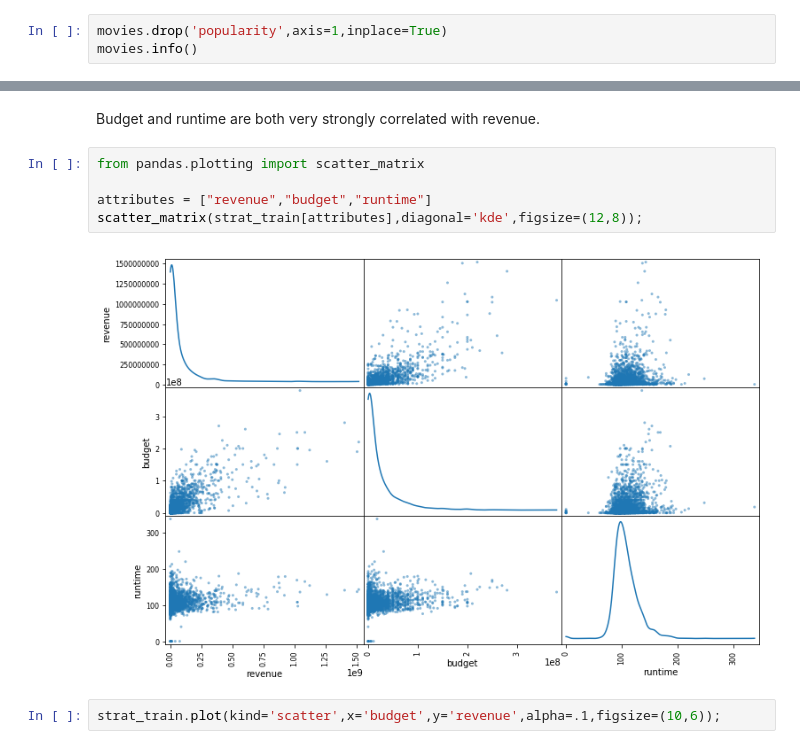
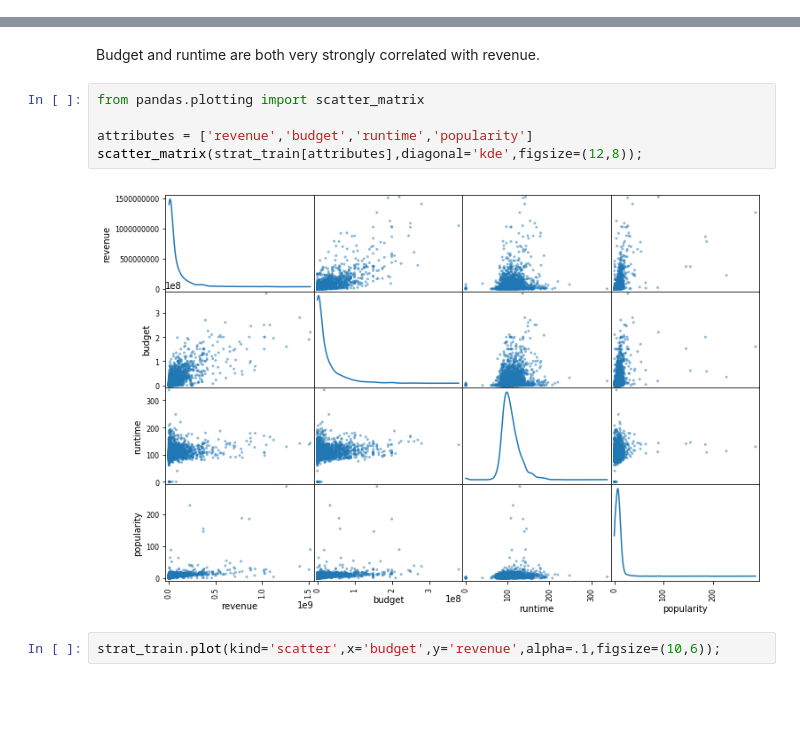
Before and after one commit to collindching/Learning-Exercises, a Jupyter notebook: Box Office Revenue Prediction/Regression Model.ipynb, the cells around one changed output, grey strips where cells are left out. Saved outputs shown, nothing was run; the diff lists cells and outputs as text; blank space fills up the shorter version.

```diff
--- a/Box Office Revenue Prediction/Regression Model.ipynb
+++ b/Box Office Revenue Prediction/Regression Model.ipynb
@@ -79,3 +65,0 @@ These columns store data as lists of dictionaries. Time to extract info form the
-# %%
-movies.drop('popularity',axis=1,inplace=True)
-movies.info()
@@ -237,10 +204,10 @@ Budget and runtime are both very strongly correlated with revenue.
 # %%
 from pandas.plotting import scatter_matrix
 
-attributes = ["revenue","budget","runtime"]
+attributes = ['revenue','budget','runtime','popularity']
 scatter_matrix(strat_train[attributes],diagonal='kde',figsize=(12,8));
 # %% [output]
-[figure, old version]
+[figure, new version]
 # %%
 strat_train.plot(kind='scatter',x='budget',y='revenue',alpha=.1,figsize=(10,6));
 # %% [output]
```
Also changed, not shown: parts of 69 cells of this notebook, 1 other file.
